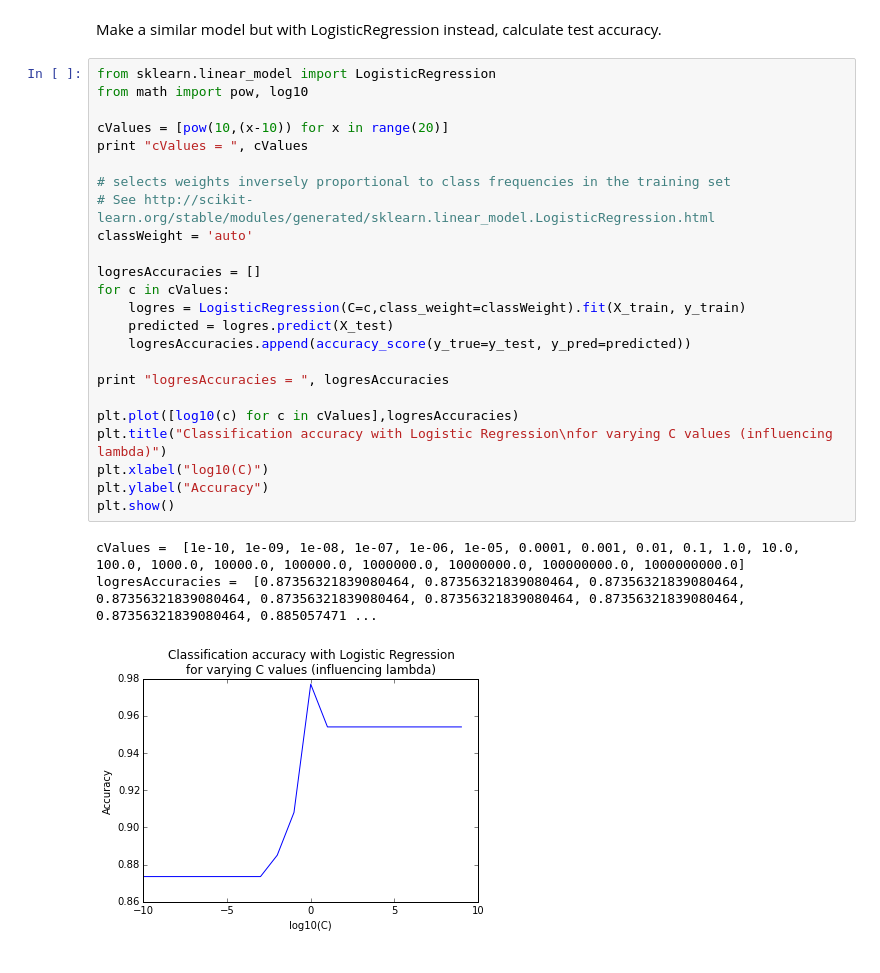
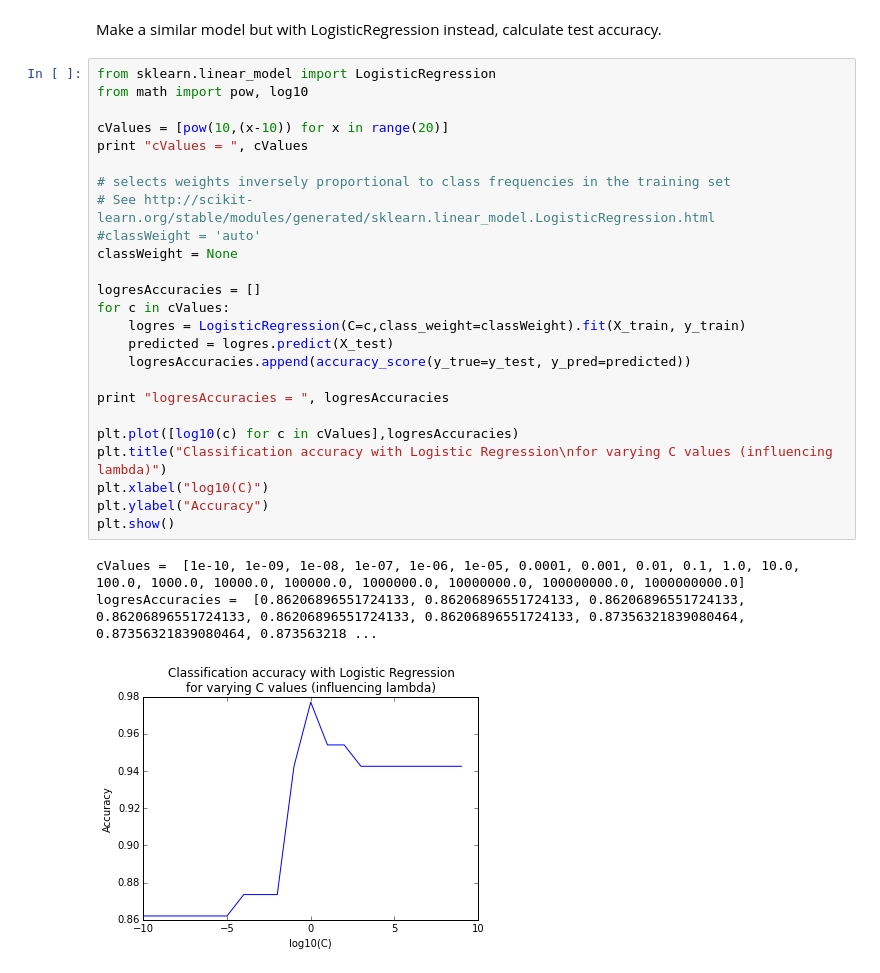
Before and after one commit to fdurant/suplearn_challenges, a Jupyter notebook: suplearn_challenges.ipynb, the cells around one changed output. Drawn from its saved outputs; the diff is of its cells as text.

```diff
--- a/suplearn_challenges.ipynb
+++ b/suplearn_challenges.ipynb
@@ -114,28 +114,29 @@ Make a similar model but with LogisticRegression instead, calculate test accurac
 # %%
 from sklearn.linear_model import LogisticRegression
 from math import pow, log10
 
 cValues = [pow(10,(x-10)) for x in range(20)]
 print "cValues = ", cValues
 
 # selects weights inversely proportional to class frequencies in the training set
 # See http://scikit-learn.org/stable/modules/generated/sklearn.linear_model.LogisticRegression.html
-classWeight = 'auto'
+#classWeight = 'auto'
+classWeight = None
 
 logresAccuracies = []
 for c in cValues:
     logres = LogisticRegression(C=c,class_weight=classWeight).fit(X_train, y_train)
     predicted = logres.predict(X_test)
     logresAccuracies.append(accuracy_score(y_true=y_test, y_pred=predicted))
 
 print "logresAccuracies = ", logresAccuracies
 
 plt.plot([log10(c) for c in cValues],logresAccuracies)
 plt.title("Classification accuracy with Logistic Regression\nfor varying C values (influencing lambda)")
 plt.xlabel("log10(C)")
 plt.ylabel("Accuracy")
 plt.show()
 # %% [output]
 cValues =  [1e-10, 1e-09, 1e-08, 1e-07, 1e-06, 1e-05, 0.0001, 0.001, 0.01, 0.1, 1.0, 10.0, 100.0, 1000.0, 10000.0, 100000.0, 1000000.0, 10000000.0, 100000000.0, 1000000000.0]
-logresAccuracies =  [0.87356321839080464, 0.87356321839080464, 0.87356321839080464, 0.87356321839080464, 0.87356321839080464, 0.87356321839080464, 0.87356321839080464, 0.87356321839080464, 0.885057471 ...
+logresAccuracies =  [0.86206896551724133, 0.86206896551724133, 0.86206896551724133, 0.86206896551724133, 0.86206896551724133, 0.86206896551724133, 0.87356321839080464, 0.87356321839080464, 0.873563218 ...
-[figure, old version]
+[figure, new version]
```
Also changed, not shown: parts of 7 cells of this notebook.
